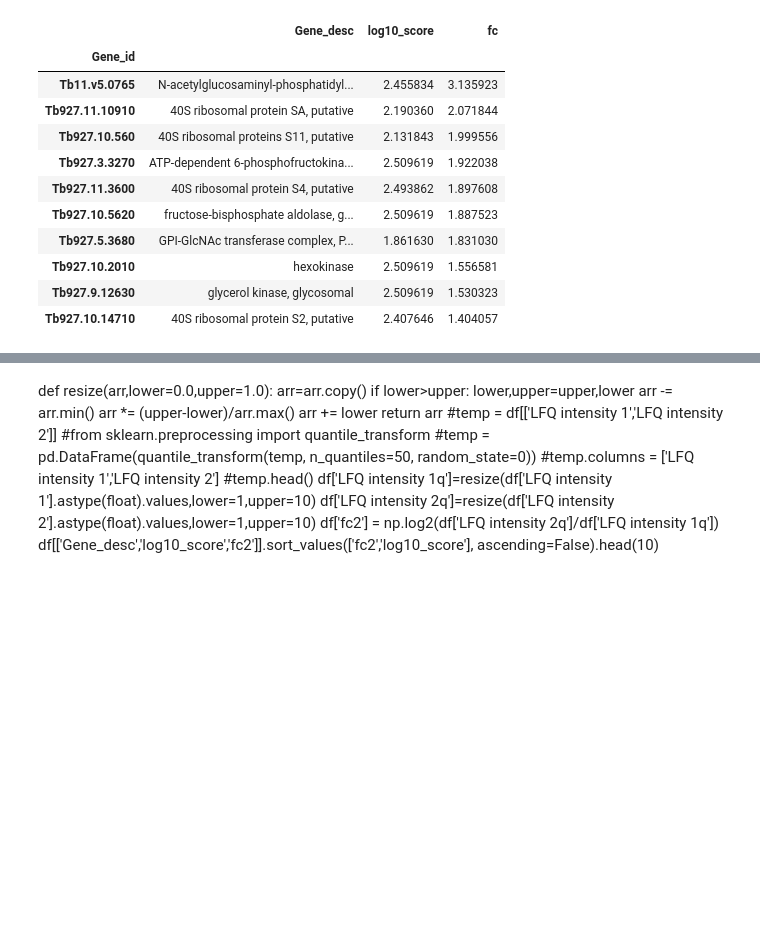
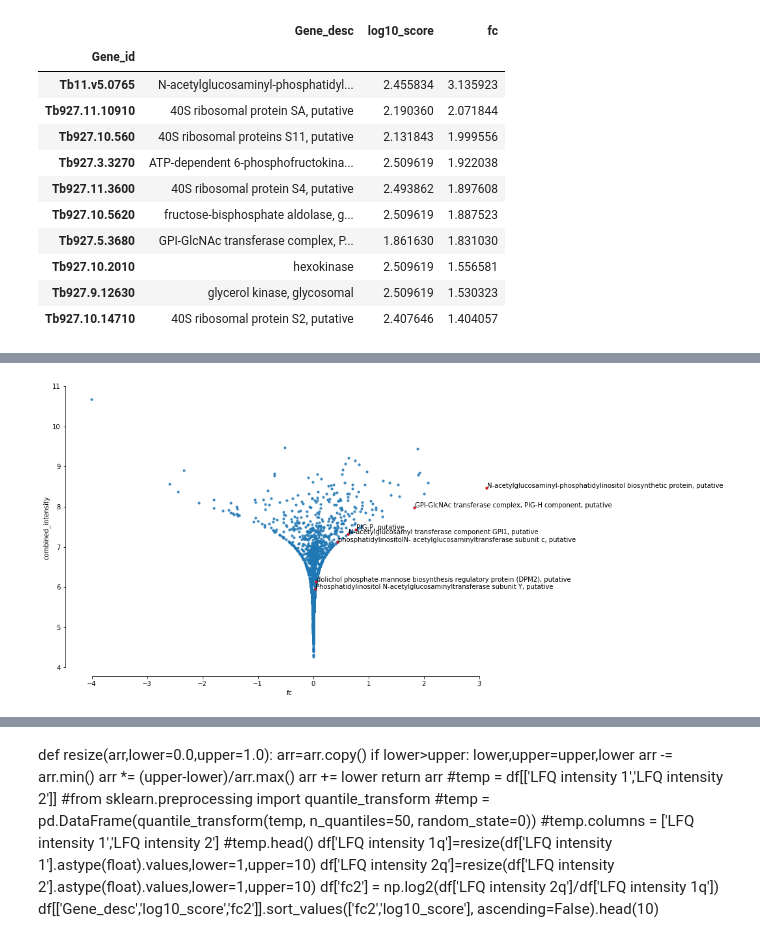
Before and after one commit to mtinti/zhe_20190318, a Jupyter notebook: txt_20190318.ipynb, the cells around one changed output, grey strips where cells are left out. Cells and saved outputs as stored; diff of their text form; code cells hidden in the pictures; blank space fills up the shorter version.

```diff
--- a/txt_20190318.ipynb
+++ b/txt_20190318.ipynb
@@ -155,0 +200,28 @@ for prot in prots_to_annotate:
+# %%
+#selection = df[df['Score']>5]
+fig,ax = plt.subplots(figsize=(12,8))
+sns.regplot(x='fc', y='combined_intensity',
+            fit_reg=False, data = df[df['combined_intensity']>4],
+            ax=ax, scatter_kws={'s':10})
+sns.despine(offset=10, trim=True)
+
+
+prots_to_annotate = [
+    'Tb11.v5.0765',#'Tb927.2.1780',
+    'Tb927.10.6140',
+    'Tb927.5.3680',
+    'Tb927.10.10110',
+    'Tb927.3.4570',
+    'Tb927.4.780',
+    'Tb927.9.6440',
+    ]
+sns.regplot(x='fc', y='combined_intensity',
+            fit_reg=False, data = df.loc[prots_to_annotate],
+            ax=ax, scatter_kws={'s':10, 'color':'red'})
+
+for prot in prots_to_annotate:
+    x = df.loc[[prot]]['fc']
+    y= df.loc[[prot]]['combined_intensity']
+    ax.annotate(desc_dict[prot],(x,y), xytext=(x+0.01,y))
+# %% [output]
+[figure, added]
```
Also changed, not shown: parts of 11 cells of this notebook, 1 other file.
